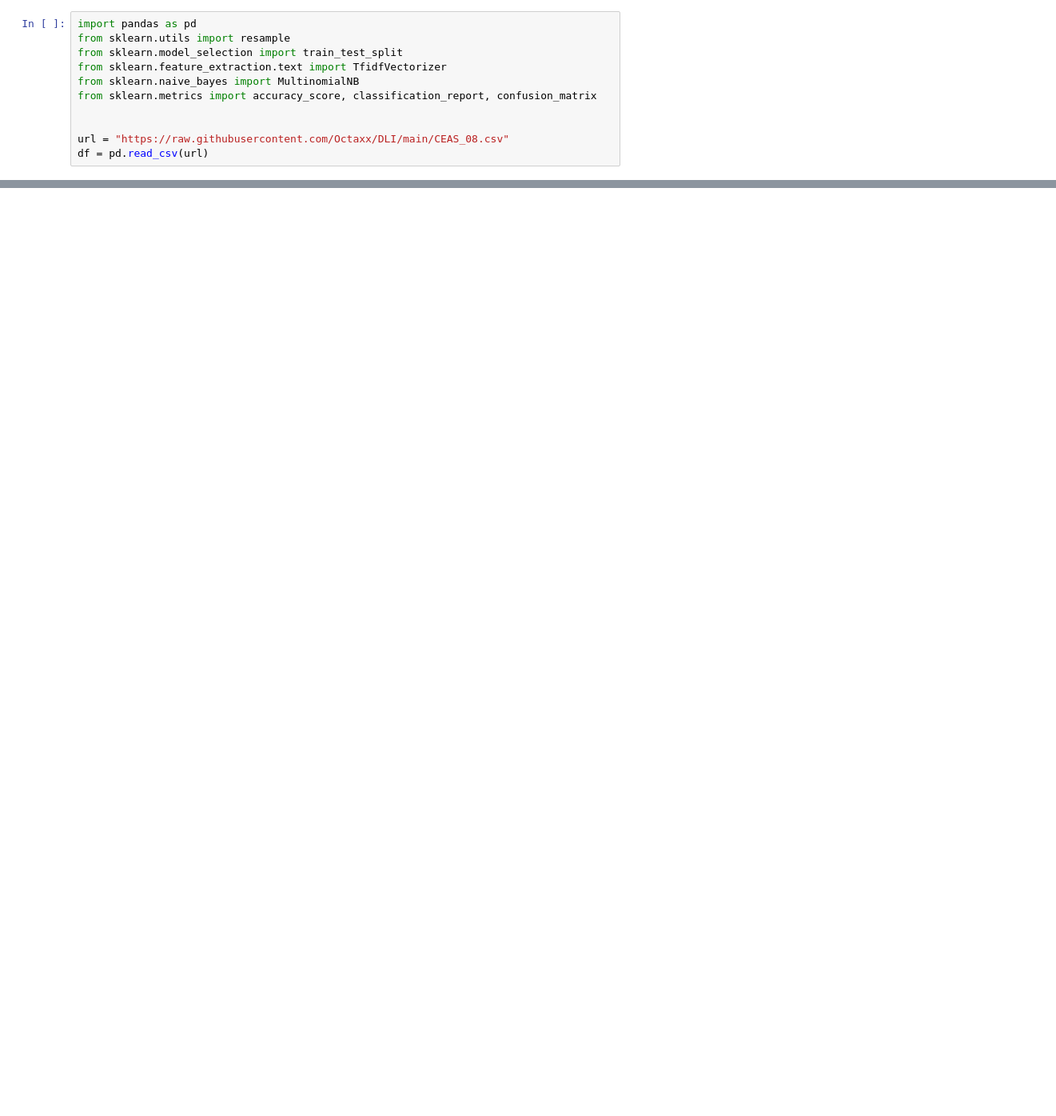
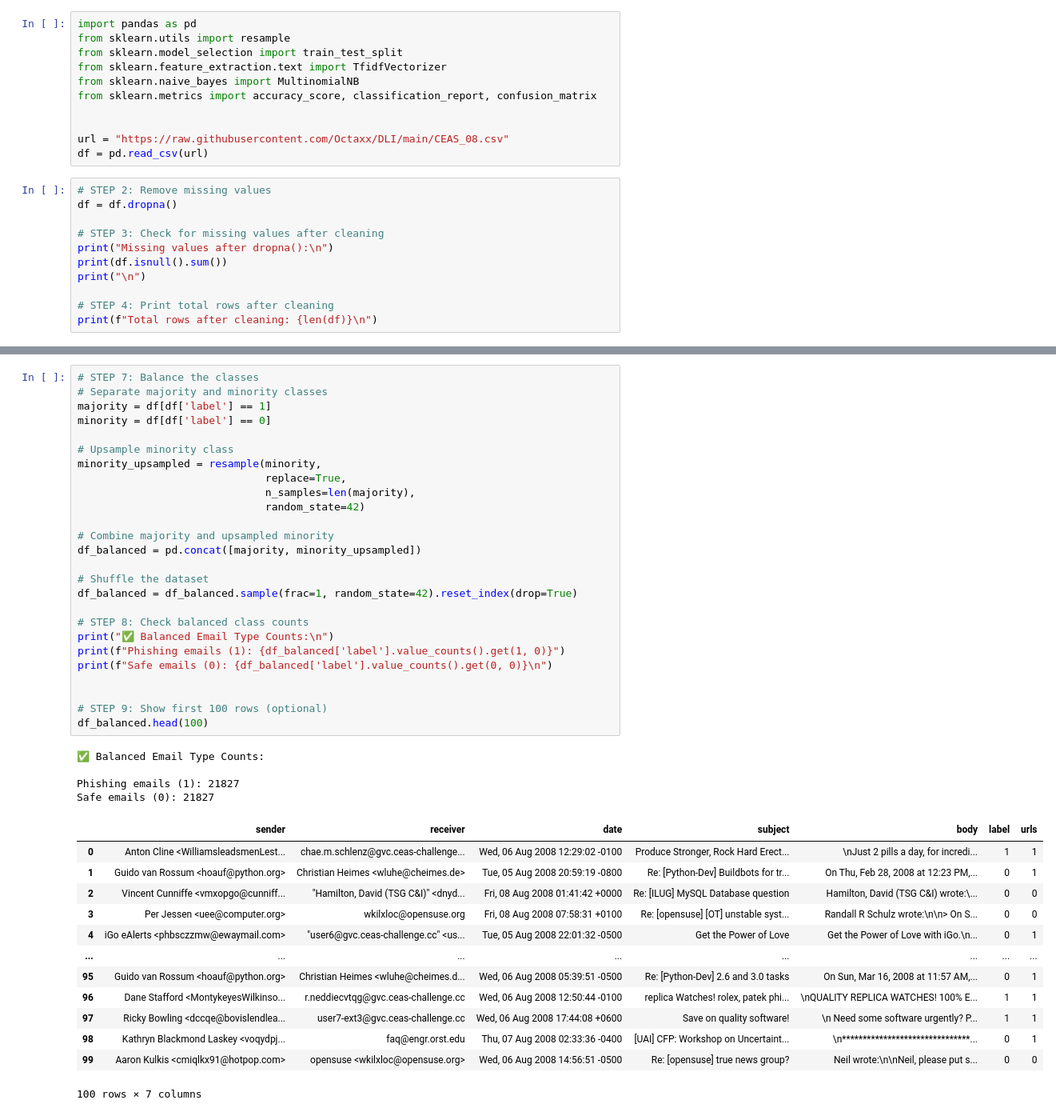
Before and after one commit to Octaxx/DLI, a Jupyter notebook: Model.ipynb, the cells around one changed output, grey strips where cells are left out. Shown: that part at 80% size. Drawn from its saved outputs; the diff is of its cells as text; blank space fills up the shorter version.

Commit message:
Combine with a clean dataset.

```diff
--- a/Model.ipynb
+++ b/Model.ipynb
@@ -14,3 +16,14 @@ from sklearn.metrics import accuracy_score, classification_report, confusion_mat
 
 url = "https://raw.githubusercontent.com/Octaxx/DLI/main/CEAS_08.csv"
 df = pd.read_csv(url)
+# %%
+# STEP 2: Remove missing values
+df = df.dropna()
+
+# STEP 3: Check for missing values after cleaning
+print("Missing values after dropna():\n")
+print(df.isnull().sum())
+print("\n")
+
+# STEP 4: Print total rows after cleaning
+print(f"Total rows after cleaning: {len(df)}\n")
@@ -17,3 +76,47 @@ df = pd.read_csv(url)
+# %%
+# STEP 7: Balance the classes
+# Separate majority and minority classes
+majority = df[df['label'] == 1]
+minority = df[df['label'] == 0]
+
+# Upsample minority class
+minority_upsampled = resample(minority,
+                              replace=True,
+                              n_samples=len(majority),
+                              random_state=42)
+
+# Combine majority and upsampled minority
+df_balanced = pd.concat([majority, minority_upsampled])
+
+# Shuffle the dataset
+df_balanced = df_balanced.sample(frac=1, random_state=42).reset_index(drop=True)
+
+# STEP 8: Check balanced class counts
+print("✅ Balanced Email Type Counts:\n")
+print(f"Phishing emails (1): {df_balanced['label'].value_counts().get(1, 0)}")
+print(f"Safe emails (0): {df_balanced['label'].value_counts().get(0, 0)}\n")
+
+
+# STEP 9: Show first 100 rows (optional)
+df_balanced.head(100)
+# %% [output]
+✅ Balanced Email Type Counts:
+
+Phishing emails (1): 21827
+Safe emails (0): 21827
+|  | sender | receiver | date | subject | body | label | urls |
+| 0 | Anton Cline <WilliamsleadsmenLest... | chae.m.schlenz@gvc.ceas-challenge... | Wed, 06 Aug 2008 12:29:02 -0100 | Produce Stronger, Rock Hard Erect... | \nJust 2 pills a day, for incredi... | 1 | 1 |
+| 1 | Guido van Rossum <hoauf@python.org> | Christian Heimes <wluhe@cheimes.de> | Tue, 05 Aug 2008 20:59:19 -0800 | Re: [Python-Dev] Buildbots for tr... | On Thu, Feb 28, 2008 at 12:23 PM,... | 0 | 1 |
+| 2 | Vincent Cunniffe <vmxopgo@cunniff... | "Hamilton, David (TSG C&I)" <dnyd... | Fri, 08 Aug 2008 01:41:42 +0000 | Re: [ILUG] MySQL Database question | Hamilton, David (TSG C&I) wrote:\... | 0 | 0 |
+| 3 | Per Jessen <uee@computer.org> | wkilxloc@opensuse.org | Fri, 08 Aug 2008 07:58:31 +0100 | Re: [opensuse] [OT] unstable syst... | Randall R Schulz wrote:\n\n> On S... | 0 | 0 |
+| 4 | iGo eAlerts <phbsczzmw@ewaymail.com> | "user6@gvc.ceas-challenge.cc" <us... | Tue, 05 Aug 2008 22:01:32 -0500 | Get the Power of Love | Get the Power of Love with iGo.\n... | 0 | 1 |
+| ... | ... | ... | ... | ... | ... | ... | ... |
+| 95 | Guido van Rossum <hoauf@python.org> | Christian Heimes <wluhe@cheimes.d... | Wed, 06 Aug 2008 05:39:51 -0500 | Re: [Python-Dev] 2.6 and 3.0 tasks | On Sun, Mar 16, 2008 at 11:57 AM,... | 0 | 1 |
+| 96 | Dane Stafford <MontykeyesWilkinso... | r.neddiecvtqg@gvc.ceas-challenge.cc | Wed, 06 Aug 2008 12:50:44 -0100 | replica Watches! rolex, patek phi... | \nQUALITY REPLICA WATCHES! 100% E... | 1 | 1 |
+| 97 | Ricky Bowling <dccqe@bovislendlea... | user7-ext3@gvc.ceas-challenge.cc | Wed, 06 Aug 2008 17:44:08 +0600 | Save on quality software! | \n Need some software urgently? P... | 1 | 1 |
+| 98 | Kathryn Blackmond Laskey <voqydpj... | faq@engr.orst.edu | Thu, 07 Aug 2008 02:33:36 -0400 | [UAI] CFP: Workshop on Uncertaint... | \n*******************************... | 0 | 1 |
+| 99 | Aaron Kulkis <cmiqlkx91@hotpop.com> | opensuse <wkilxloc@opensuse.org> | Wed, 06 Aug 2008 14:56:51 -0500 | Re: [opensuse] true news group? | Neil wrote:\n\nNeil, please put s... | 0 | 0 |
+100 rows × 7 columns
 # %%
 df['text'] = df['subject'].fillna('') + ' ' + df['body'].fillna('')
 
```
Also changed, not shown: parts of 5 cells of this notebook.
